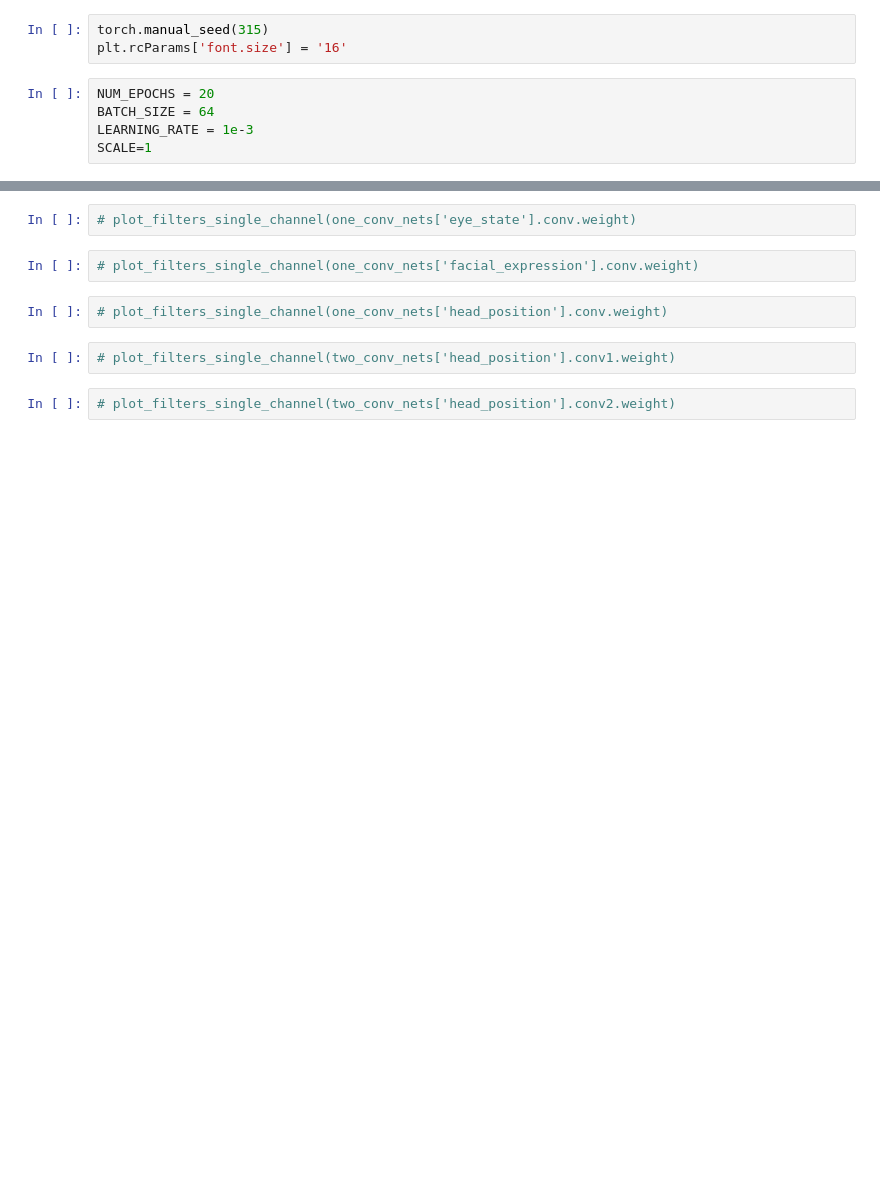
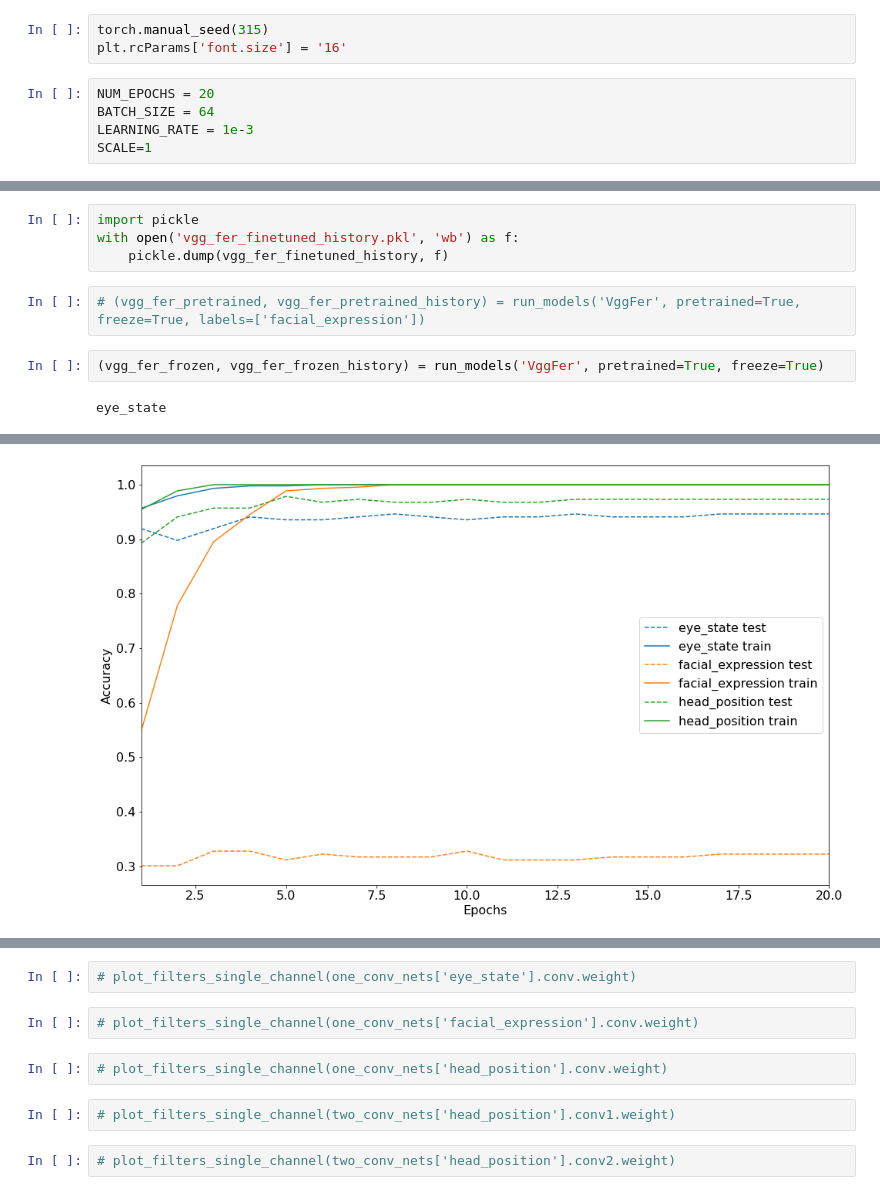
Before and after one commit to karenfeng/eigenfaces, a Jupyter notebook: ipynb/neural_network.ipynb, the cells around one changed output, grey strips where cells are left out. Saved outputs shown, nothing was run; the diff lists cells and outputs as text; blank space fills up the shorter version.

```diff
--- a/ipynb/neural_network.ipynb
+++ b/ipynb/neural_network.ipynb
@@ -379,0 +442,10 @@ Epoch [20/20],  Train Accuracy 84.41%,  Test Accuracy 62.33%
+# %%
+import pickle
+with open('vgg_fer_finetuned_history.pkl', 'wb') as f:
+    pickle.dump(vgg_fer_finetuned_history, f)
+# %%
+# (vgg_fer_pretrained, vgg_fer_pretrained_history) = run_models('VggFer', pretrained=True, freeze=True, labels=['facial_expression'])
+# %%
+(vgg_fer_frozen, vgg_fer_frozen_history) = run_models('VggFer', pretrained=True, freeze=True)
+# %% [output]
+eye_state
@@ -379,0 +469 @@ Epoch [20/20],  Train Accuracy 84.41%,  Test Accuracy 62.33%
+[figure, added]
```
Also changed, not shown: parts of 48 cells of this notebook, 1 other file.
